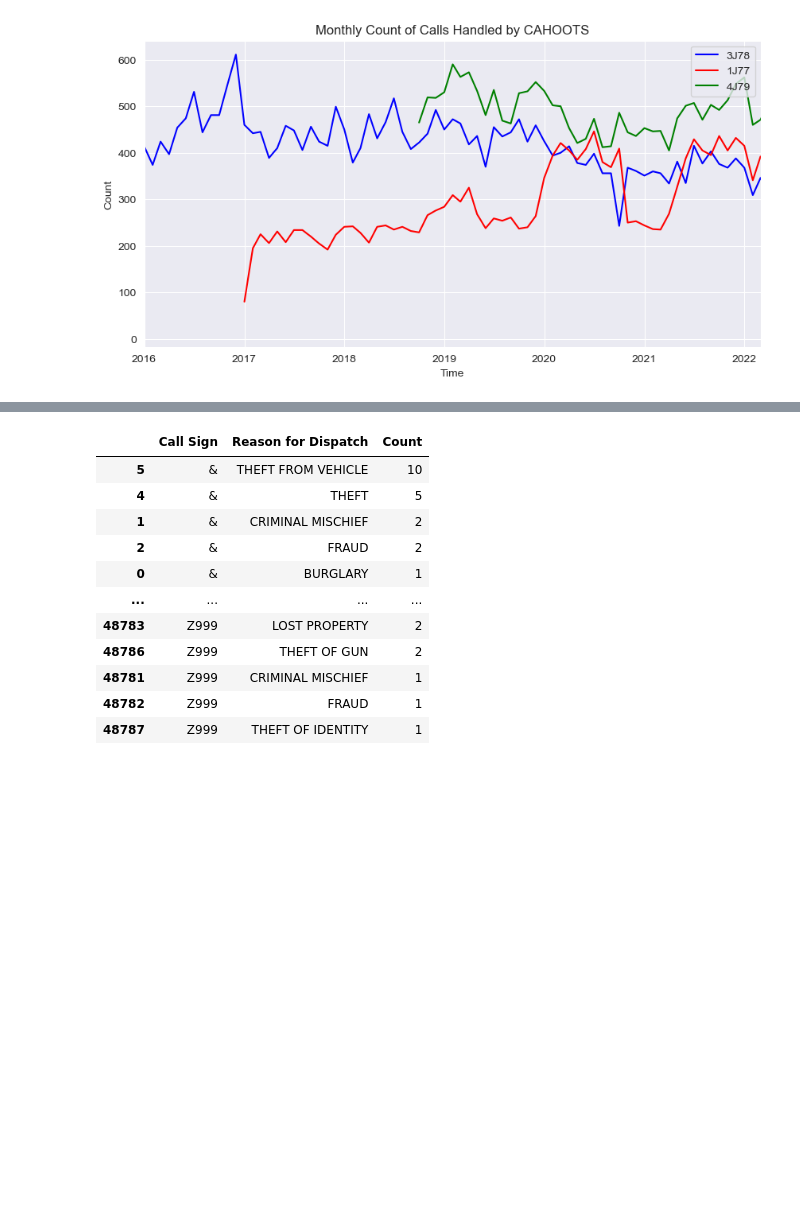
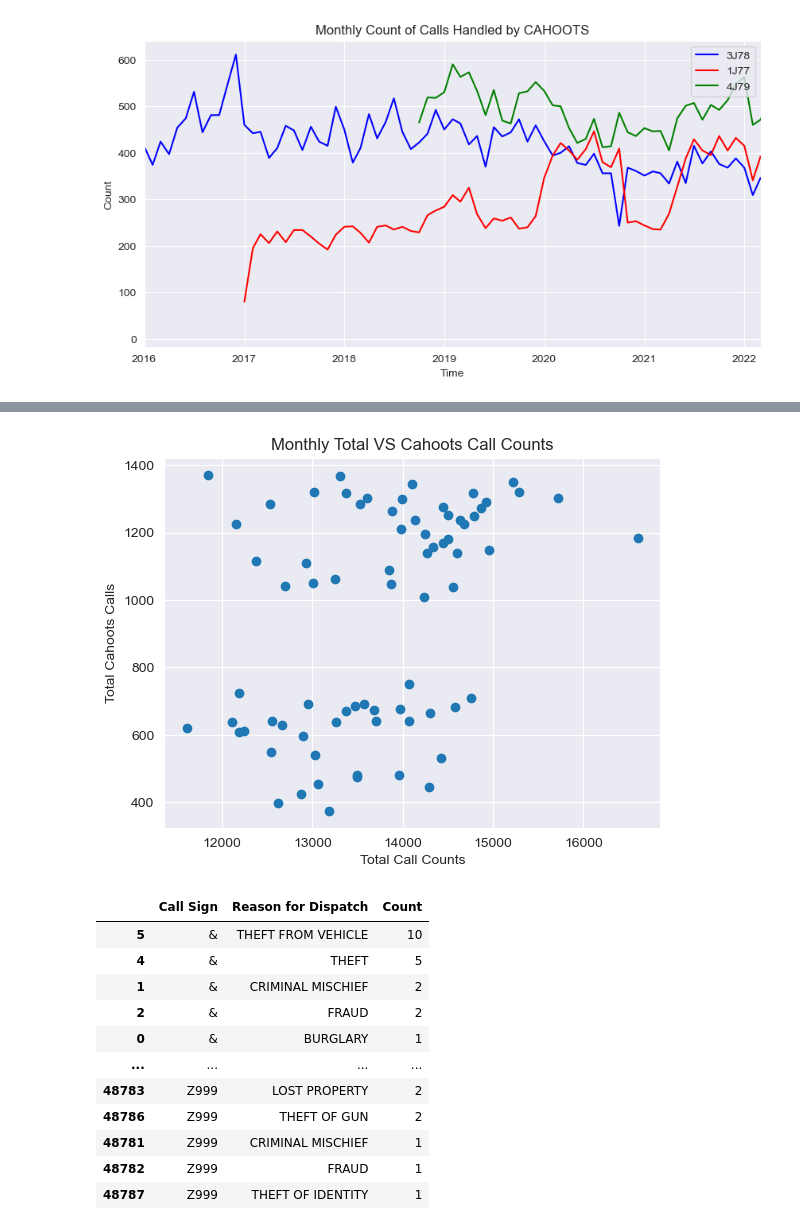
Before and after one commit to Elijah-Andrae56/ADCSI4SJ-EAndrae, a Jupyter notebook: DCSI 410 Final Project/cahoots_calls_over_time.ipynb, the cells around one changed output, grey strips where cells are left out. Saved outputs shown, nothing was run; the diff lists cells and outputs as text; code cells hidden in the pictures; blank space fills up the shorter version.

```diff
--- a/DCSI 410 Final Project/cahoots_calls_over_time.ipynb
+++ b/DCSI 410 Final Project/cahoots_calls_over_time.ipynb
@@ -371,3 +362,37 @@ total_vs_cahoot
+# %%
+
+
+time_ranges = [
+    (pd.Timestamp(first_3J78), pd.Timestamp(first_1J77), 'red'),
+    (pd.Timestamp(first_1J77 ), pd.Timestamp(first_4J79), 'blue'),
+    (pd.Timestamp(first_4J79), pd.Timestamp(last_1J77), 'green'),
+]
+
+# Function to assign colors based on time ranges
+def assign_color(call_time, ranges):
+    for start, end, color in ranges:
+        if start <= call_time < end:
+            return color
+    return None  # Default color if no range is matched
+
+# Apply the function to create a color column
+total_vs_cahoot['Color'] = total_vs_cahoot['Call Time'].apply(lambda x: assign_color(x, time_ranges))
+total_vs_cahoot = total_vs_cahoot.dropna(subset=['Color'])
+
+
+plt.scatter(total_vs_cahoot['Total Calls'], total_vs_cahoot['Cahoots Calls']) #, c=total_vs_cahoot["Color"])
+plt.xlabel("Total Call Counts")
+plt.ylabel("Total Cahoots Calls")
+plt.title("Monthly Total VS Cahoots Call Counts")
+
+
+
+# plt.legend(handles=custom_handles, loc='lower right')
+
+total_vs_cahoot = total_vs_cahoot[:-1] # (Dropping a value that obscures the results)
+plt.show()
+# %% [output]
+[figure, added]
 # %%
 # clean_data["Call Sign Letter"] = clean_data["Call Sign"].str[1]
 call_dispatch_count = clean_data.groupby(['Call Sign', "Reason for Dispatch"]).count().reset_index()
```
Also changed, not shown: parts of 3 cells of this notebook.
